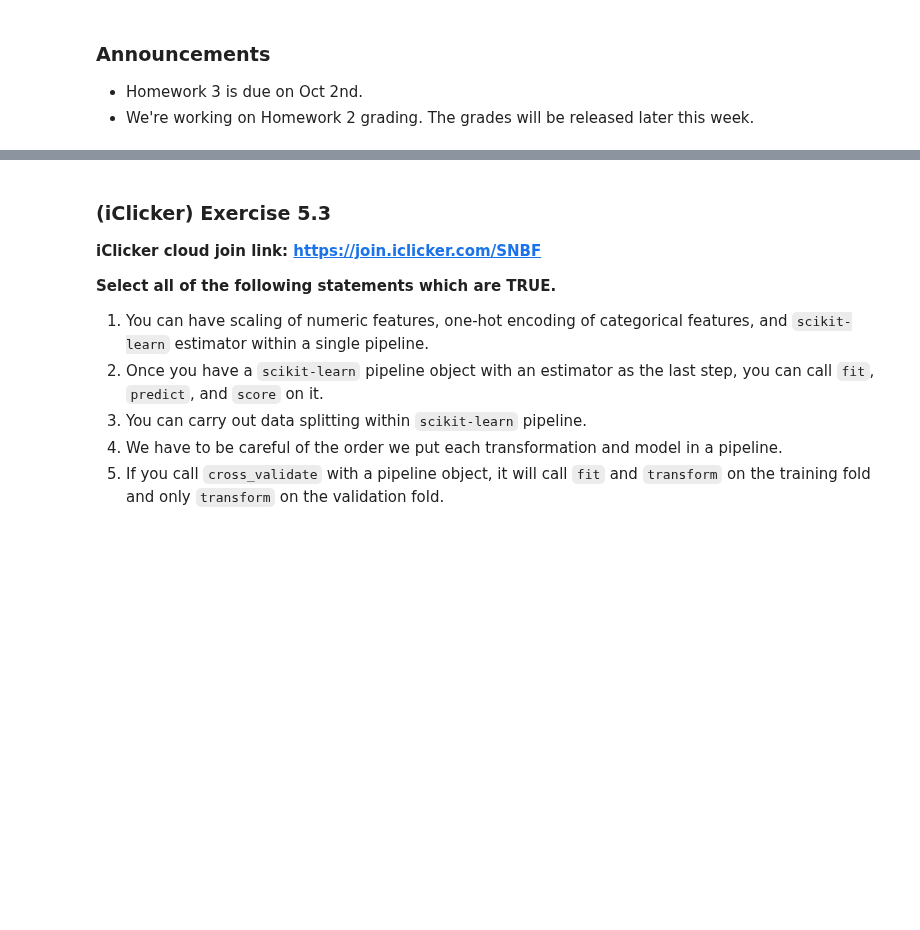
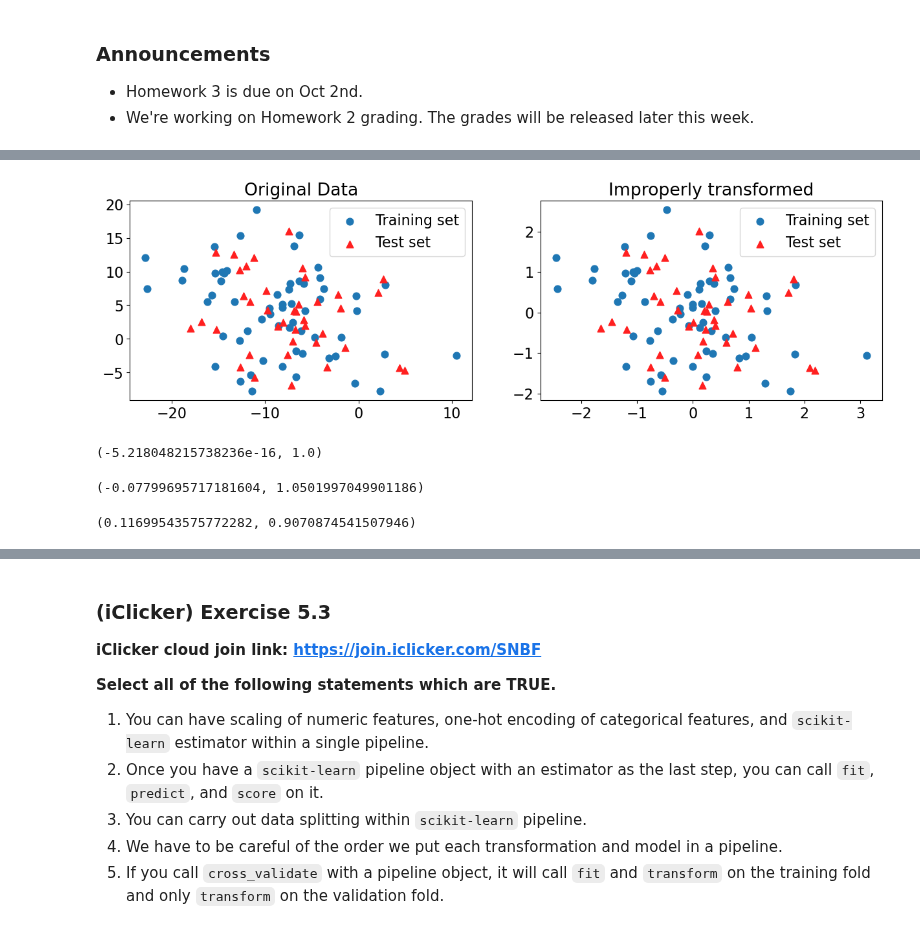
Before and after one commit to UBC-CS/cpsc330-2023W1, a Jupyter notebook: lectures/slides/06_slides.ipynb, the cells around one changed output, grey strips where cells are left out. Saved outputs shown, nothing was run; the diff lists cells and outputs as text; code cells hidden in the pictures; blank space fills up the shorter version.

```diff
--- a/lectures/slides/06_slides.ipynb
+++ b/lectures/slides/06_slides.ipynb
@@ -29,0 +86,6 @@ from sklearn.tree import DecisionTreeClassifier
+# %%
+scaler = StandardScaler()
+scaler.fit(XX)
+XX_scaled = scaler.transform(XX)
+XX_train = XX_scaled[:X_train_toy.shape[0]]
+XX_test = XX_scaled[X_train_toy.shape[0]:]
@@ -29,0 +100,22 @@ from sklearn.tree import DecisionTreeClassifier
+# %%
+plot_original_scaled(
+    X_train_toy,
+    X_test_toy,
+    XX_train,
+    XX_test,
+    title_transformed="Improperly transformed",
+)
+# %% [output]
+[figure, added]
+# %%
+XX_scaled[:, 0].mean(), XX_scaled[:, 0].std(),
+# %% [output]
+(-5.218048215738236e-16, 1.0)
+# %%
+XX_train[:, 0].mean(), XX_train[:, 0].std()
+# %% [output]
+(-0.07799695717181604, 1.0501997049901186)
+# %%
+XX_test[:, 0].mean(), XX_test[:, 0].std()
+# %% [output]
+(0.11699543575772282, 0.9070874541507946)
```
Also changed, not shown: parts of 12 cells of this notebook.
